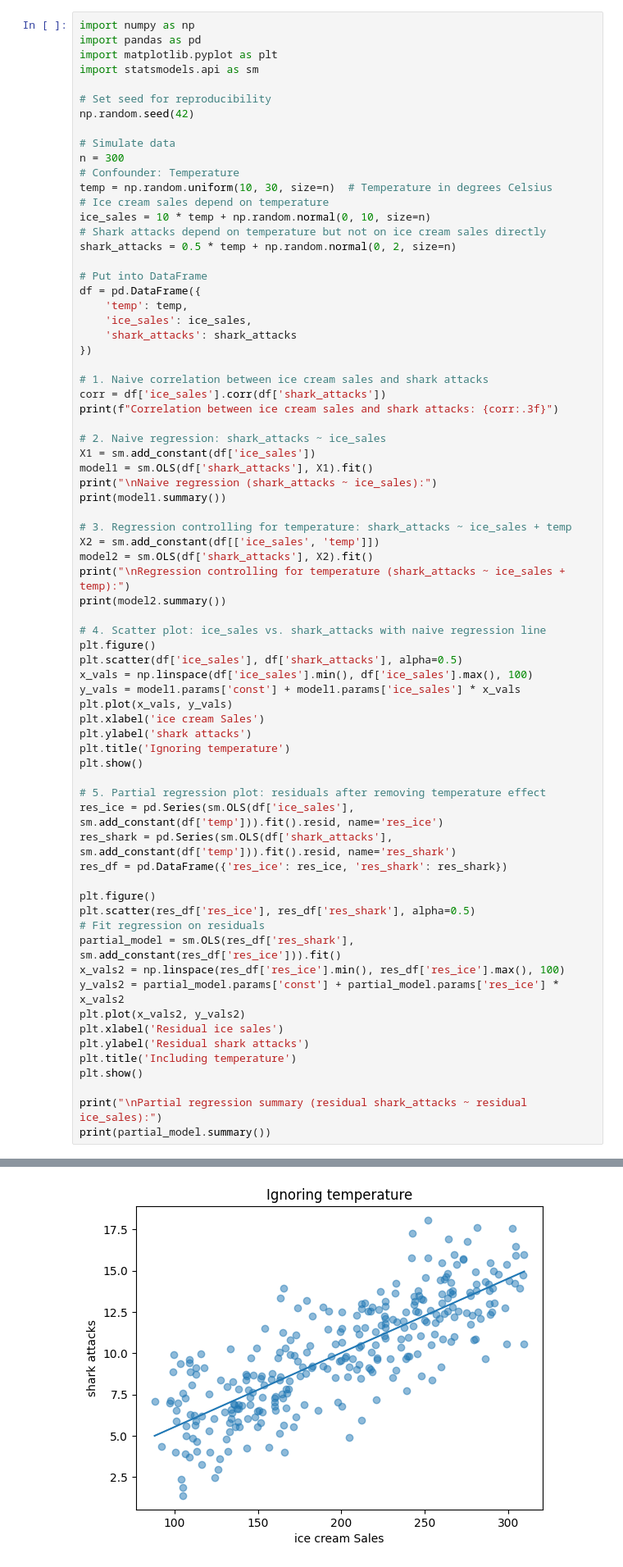
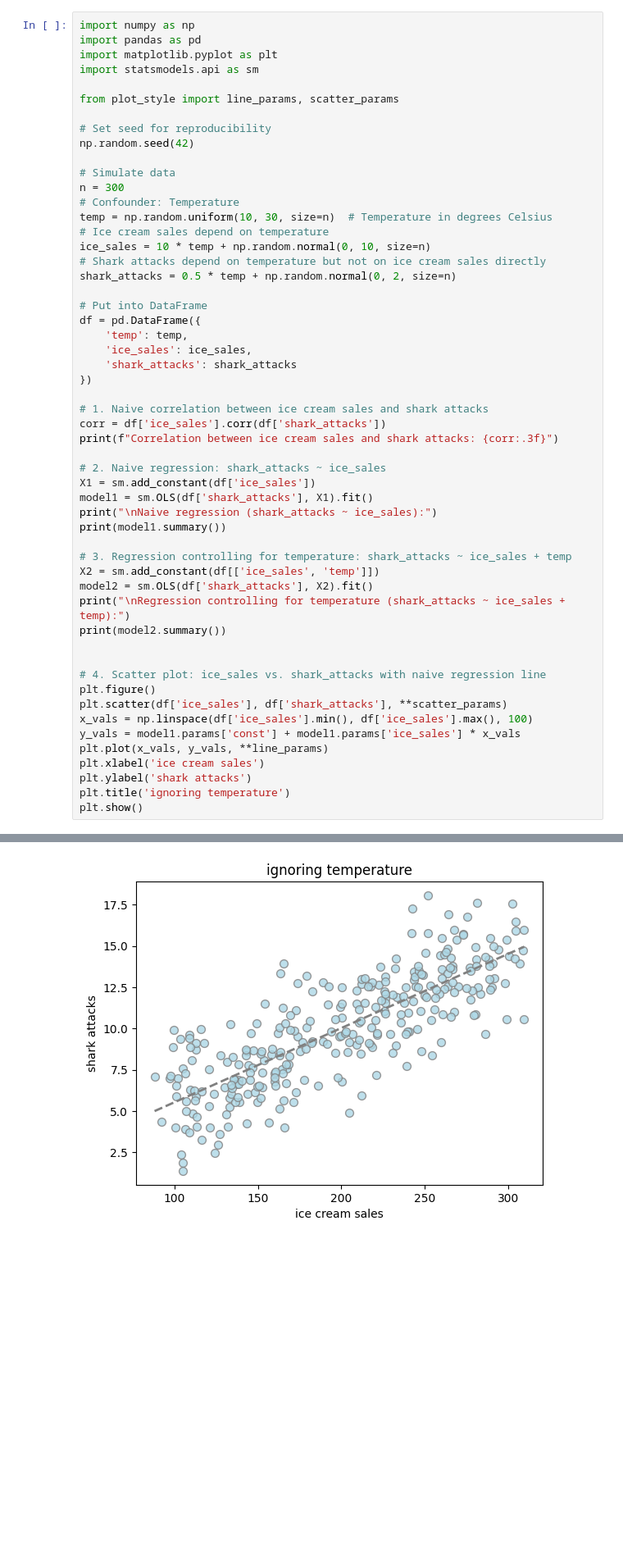
Before and after one commit to emilioMaddalena/causal-inference-studies, a Jupyter notebook: notebooks/sharks_and_ice_creams.ipynb, the cells around one changed output, grey strips where cells are left out. Shown at 82% size. Cells and saved outputs as stored; diff of their text form; blank space fills up the shorter version.

```diff
--- a/notebooks/sharks_and_ice_creams.ipynb
+++ b/notebooks/sharks_and_ice_creams.ipynb
@@ -3,6 +74,8 @@ import numpy as np
 import pandas as pd
 import matplotlib.pyplot as plt
 import statsmodels.api as sm
+
+from plot_style import line_params, scatter_params
 
 # Set seed for reproducibility
 np.random.seed(42)
@@ -39,36 +112,17 @@ model2 = sm.OLS(df['shark_attacks'], X2).fit()
 print("\nRegression controlling for temperature (shark_attacks ~ ice_sales + temp):")
 print(model2.summary())
 
+
 # 4. Scatter plot: ice_sales vs. shark_attacks with naive regression line
 plt.figure()
-plt.scatter(df['ice_sales'], df['shark_attacks'], alpha=0.5)
+plt.scatter(df['ice_sales'], df['shark_attacks'], **scatter_params)
 x_vals = np.linspace(df['ice_sales'].min(), df['ice_sales'].max(), 100)
 y_vals = model1.params['const'] + model1.params['ice_sales'] * x_vals
-plt.plot(x_vals, y_vals)
-plt.xlabel('ice cream Sales')
+plt.plot(x_vals, y_vals, **line_params)
+plt.xlabel('ice cream sales')
 plt.ylabel('shark attacks')
-plt.title('Ignoring temperature')
+plt.title('ignoring temperature')
 plt.show()
-
-# 5. Partial regression plot: residuals after removing temperature effect
-res_ice = pd.Series(sm.OLS(df['ice_sales'], sm.add_constant(df['temp'])).fit().resid, name='res_ice')
-res_shark = pd.Series(sm.OLS(df['shark_attacks'], sm.add_constant(df['temp'])).fit().resid, name='res_shark')
-res_df = pd.DataFrame({'res_ice': res_ice, 'res_shark': res_shark})
-
-plt.figure()
-plt.scatter(res_df['res_ice'], res_df['res_shark'], alpha=0.5)
-# Fit regression on residuals
-partial_model = sm.OLS(res_df['res_shark'], sm.add_constant(res_df['res_ice'])).fit()
-x_vals2 = np.linspace(res_df['res_ice'].min(), res_df['res_ice'].max(), 100)
-y_vals2 = partial_model.params['const'] + partial_model.params['res_ice'] * x_vals2
-plt.plot(x_vals2, y_vals2)
-plt.xlabel('Residual ice sales')
-plt.ylabel('Residual shark attacks')
-plt.title('Including temperature')
-plt.show()
-
-print("\nPartial regression summary (residual shark_attacks ~ residual ice_sales):")
-print(partial_model.summary())
 # %% [output]
 Correlation between ice cream sales and shark attacks: 0.801
 
@@ -83,8 +137,8 @@ Time:                        09:57:40   Log-Likelihood:                -637.45
 No. Observations:                 300   AIC:                             1279.
 Df Residuals:                     298   BIC:                             1286.
 ... (40 lines left out)
 ==============================================================================
 
 Notes:
 [1] Standard Errors assume that the covariance matrix of the errors is correctly specified.
-[figure, old version]
+[figure, new version]
```
Also changed, not shown: parts of 3 cells of this notebook.
